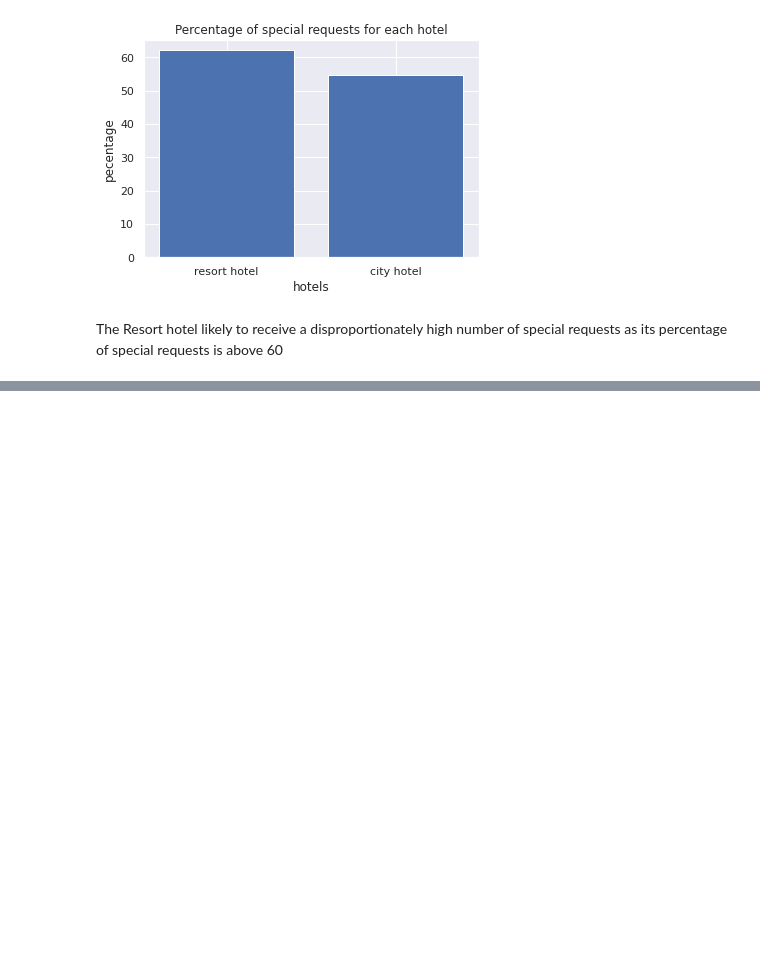
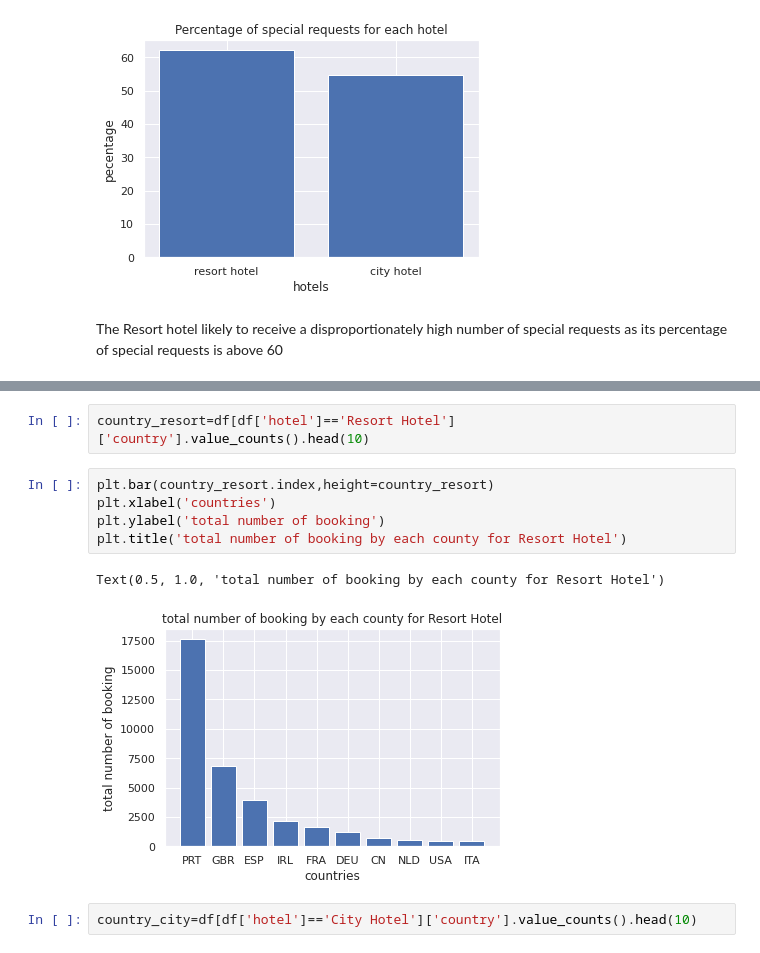
Before and after one commit to shivakumar17/hotel-booking, a Jupyter notebook: Copy_of_Hotel_Booking_Analysis_Capstone_Project.ipynb, the cells around one changed output, grey strips where cells are left out. Saved outputs shown, nothing was run; the diff lists cells and outputs as text; blank space fills up the shorter version.

```diff
--- a/Copy_of_Hotel_Booking_Analysis_Capstone_Project.ipynb
+++ b/Copy_of_Hotel_Booking_Analysis_Capstone_Project.ipynb
@@ -294,0 +318,12 @@ The Resort hotel likely to receive a disproportionately high number of special r
+# %%
+country_resort=df[df['hotel']=='Resort Hotel']['country'].value_counts().head(10)
+# %%
+plt.bar(country_resort.index,height=country_resort)
+plt.xlabel('countries')
+plt.ylabel('total number of booking')
+plt.title('total number of booking by each county for Resort Hotel')
+# %% [output]
+Text(0.5, 1.0, 'total number of booking by each county for Resort Hotel')
+[figure, added]
+# %%
+country_city=df[df['hotel']=='City Hotel']['country'].value_counts().head(10)
```
Also changed, not shown: parts of 6 cells of this notebook.
